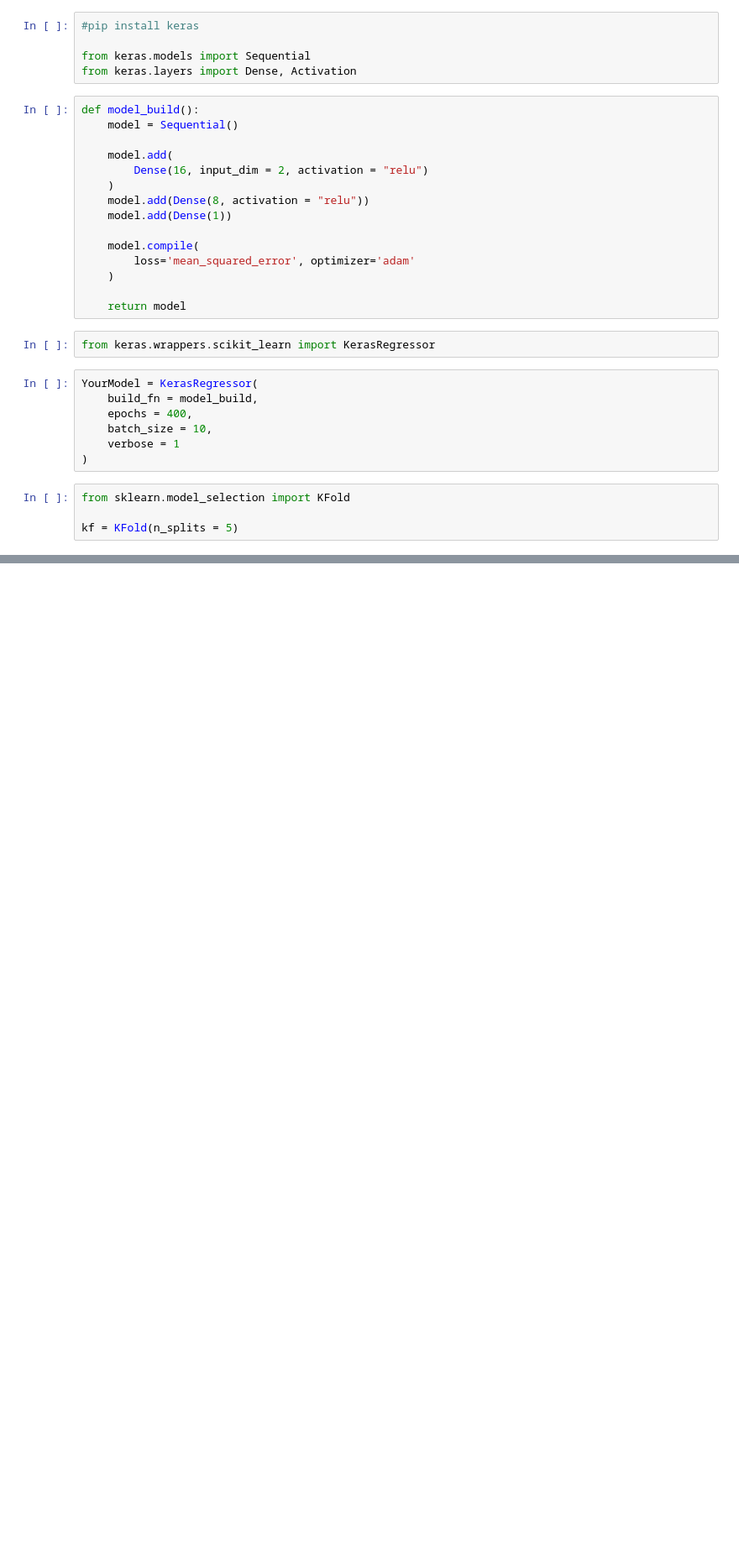
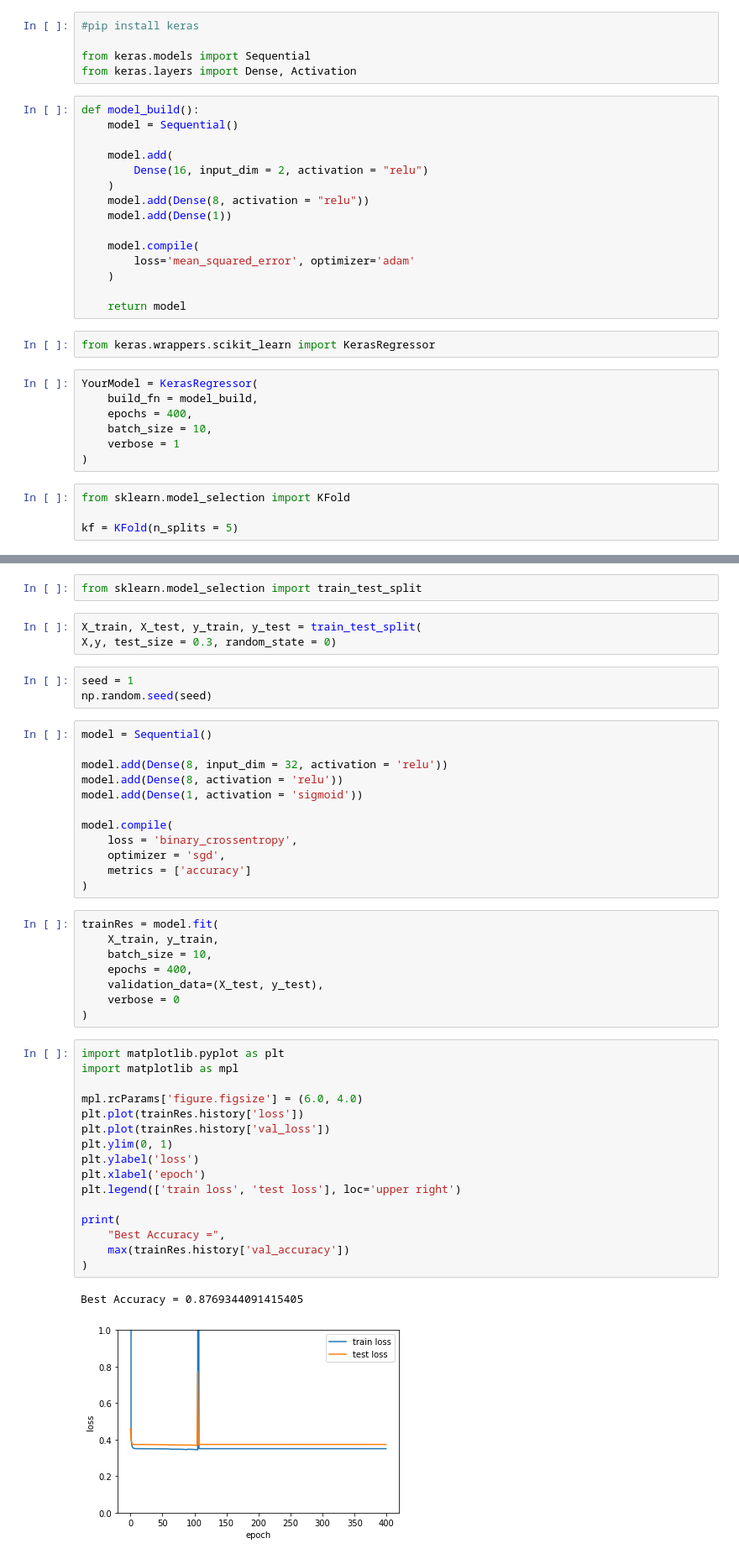
Before and after one commit to thebluesky0205/testRepoLKS, a Jupyter notebook: twelveth.ipynb, the cells around one changed output, grey strips where cells are left out. Shown at 84% size. Drawn from its saved outputs; the diff is of its cells as text; blank space fills up the shorter version.

```diff
--- a/twelveth.ipynb
+++ b/twelveth.ipynb
@@ -83,0 +97,47 @@ Final Cross Validation Loss: 25.06796875
+# %%
+from sklearn.model_selection import train_test_split
+# %%
+X_train, X_test, y_train, y_test = train_test_split(
+X,y, test_size = 0.3, random_state = 0)
+# %%
+seed = 1
+np.random.seed(seed)
+# %%
+model = Sequential()
+
+model.add(Dense(8, input_dim = 32, activation = 'relu'))
+model.add(Dense(8, activation = 'relu'))
+model.add(Dense(1, activation = 'sigmoid'))
+
+model.compile(
+    loss = 'binary_crossentropy',
+    optimizer = 'sgd',
+    metrics = ['accuracy']
+)
+# %%
+trainRes = model.fit(
+    X_train, y_train,
+    batch_size = 10,
+    epochs = 400,
+    validation_data=(X_test, y_test),
+    verbose = 0
+)
+# %%
+import matplotlib.pyplot as plt
+import matplotlib as mpl
+
+mpl.rcParams['figure.figsize'] = (6.0, 4.0)
+plt.plot(trainRes.history['loss'])
+plt.plot(trainRes.history['val_loss'])
+plt.ylim(0, 1)
+plt.ylabel('loss')
+plt.xlabel('epoch')
+plt.legend(['train loss', 'test loss'], loc='upper right')
+
+print(
+    "Best Accuracy =",
+    max(trainRes.history['val_accuracy'])
+)
+# %% [output]
+Best Accuracy = 0.8769344091415405
+[figure, added]
```
Also changed, not shown: parts of 9 cells of this notebook.
